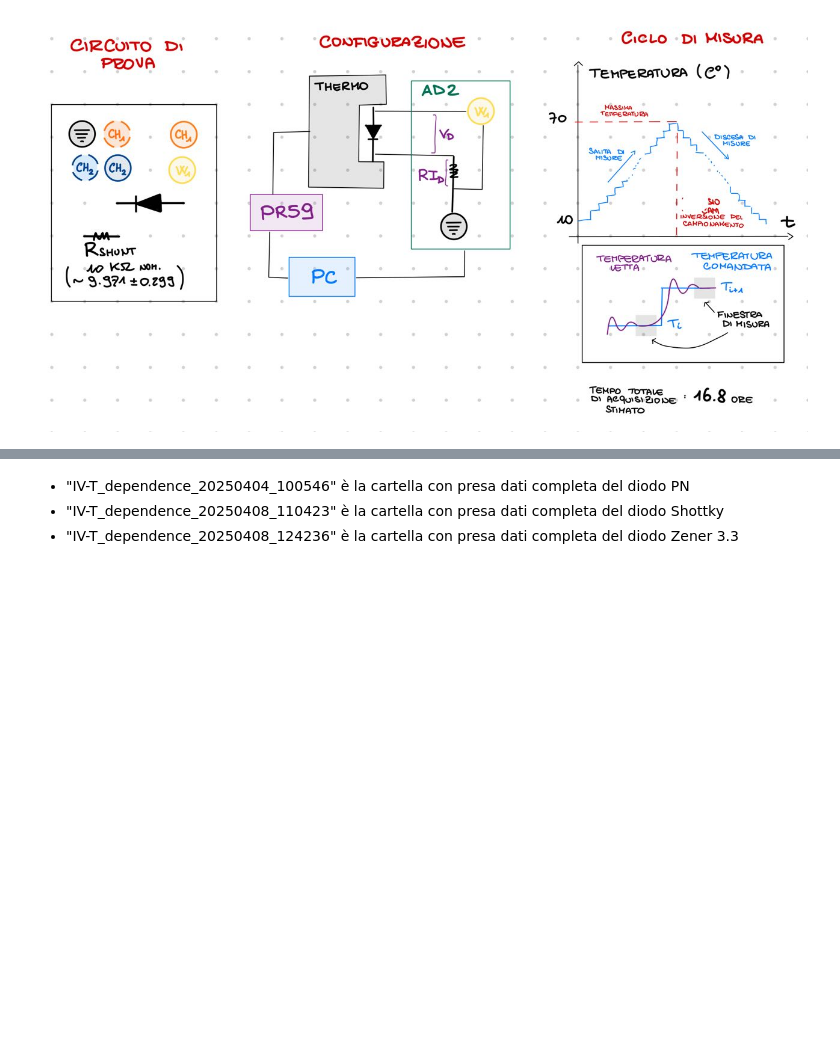
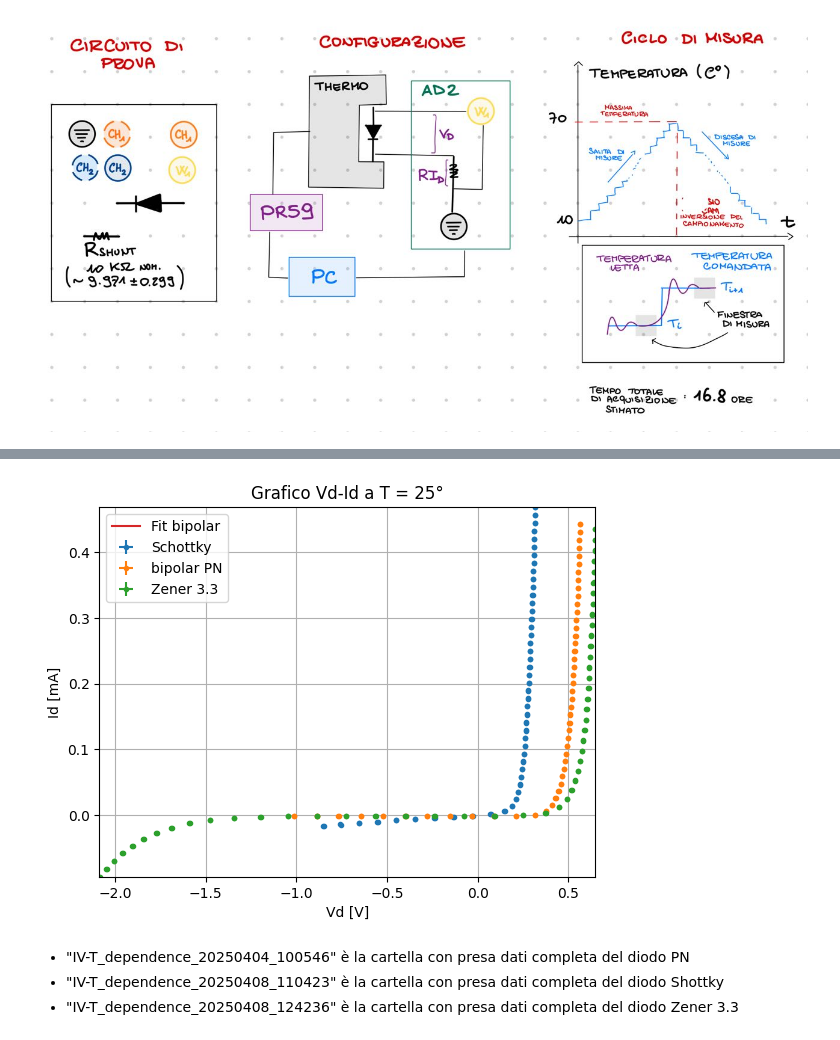
Before and after one commit to moncapiten/PID, a Jupyter notebook: logbook.ipynb, the cells around one changed output, grey strips where cells are left out. Cells and saved outputs as stored; diff of their text form; code cells hidden in the pictures; blank space fills up the shorter version.

```diff
--- a/logbook.ipynb
+++ b/logbook.ipynb
@@ -87,3 +76,68 @@ plt.show()
+# %%
+import numpy as np
+import matplotlib.pyplot as plt
+from scipy.optimize import curve_fit
+#%matplotlib widget
+
+# Funzione per caricare e ordinare i dati
+def load_and_sort_data(data):
+    Td_go, Td_return, Vc, Vd_go, Vd_return, ErrVd_go, ErrVd_return, Vr_go, Vr_return, ErrVr_go, ErrVr_return, Id_go, Id_return, ErrId_go, ErrId_return = data
+    V = np.concatenate((Vd_go, Vd_return))
+    I = np.concatenate((Id_go, Id_return)) * 1e3  # Conversione a mA
+    err_V = np.concatenate((ErrVd_go, ErrVd_return))
+    err_I = np.concatenate((ErrId_go, ErrId_return))
+    idx = np.argsort(V)
+    V = V[idx]
+    I = I[idx]
+    return V, I, err_V, err_I
+
+# Caricamento dei dati
+data_bipolar = np.loadtxt("Data/IV-T_dependence_20250404_100546/IV_T25.00_V-1.00_5.00_0Pull_TGo.txt", unpack=True)
+V_bipolar, I_bipolar, dV_bipolar, dI_bipolar = load_and_sort_data(data_bipolar)
+
+data_schottky = np.loadtxt("Data/IV-T_dependence_20250408_110423/IV_T25.00_V-1.00_5.00_0Pull_TGo.txt", unpack=True)
+V_schottky, I_schottky, dV_schottky, dI_schottky = load_and_sort_data(data_schottky)
+
+data_zener33 = np.loadtxt("Data/IV-T_dependence_20250408_124236/IV_T25.00_V-3.00_5.00_0Pull_TGo.txt", unpack=True)
+V_zener33, I_zener33, dV_zener33, dI_zener33 = load_and_sort_data(data_zener33)
+
+# Modello di Shockley
+def shockley_fit(X, A, Eg, Vth):
+    V, T = X
+    n = 2
+    k = 1.380649e-23
+    q = 1.602176634e-19
+    T_K = T + 273.15
+    Is = A * T_K**(3/2) * np.exp(Eg / (n*k * T_K))
+    return Is * (np.exp(V / (n * Vth)) - 1)
+
+# Modello di Richardson
+def richardson_fit(X, A, Eg, Vth):
+    V, T = X
+    k = 1.380649e-23
+    q = 1.602176634e-19
+    T_K = T + 273.15
+    Is = A * T_K**(2) * np.exp(-Eg / (k * T_K))
+    return Is * (np.exp(V/Vth) - 1)
+
+# Funzione di fit per il modello di Shockley
+popt, _ = curve_fit(shockley_fit, np.vstack((V_bipolar, np.full_like(V_bipolar, 25))), I_bipolar)
+I_fit = shockley_fit((V_bipolar, np.full_like(V_bipolar, 25)), *popt)
+
+# Grafico
+plt.errorbar(V_schottky, I_schottky,xerr=dV_schottky, yerr=dI_schottky, label="Schottky", marker=".",linestyle="")
+plt.errorbar(V_bipolar, I_bipolar,xerr=dV_bipolar, yerr=dI_bipolar, label="bipolar PN", marker=".",linestyle="")
+plt.errorbar(V_zener33, I_zener33,xerr=dV_zener33, yerr=dI_zener33, label="Zener 3.3", marker=".",linestyle="")
+plt.plot(V_bipolar, I_fit, label="Fit bipolar")
+plt.title("Grafico Vd-Id a T = 25°")
+plt.autoscale(enable=True, axis='both', tight=True)
+plt.xlabel("Vd [V]")
+plt.ylabel("Id [mA]")
+plt.legend()
+plt.grid()
+plt.show()
+# %% [output]
+[figure, added]
 # %% [markdown]
 - "IV-T_dependence_20250404_100546" è la cartella con presa dati completa del diodo PN
 - "IV-T_dependence_20250408_110423" è la cartella con presa dati completa del diodo Shottky
```
Also changed, not shown: parts of 9 cells of this notebook, 5 other files.
